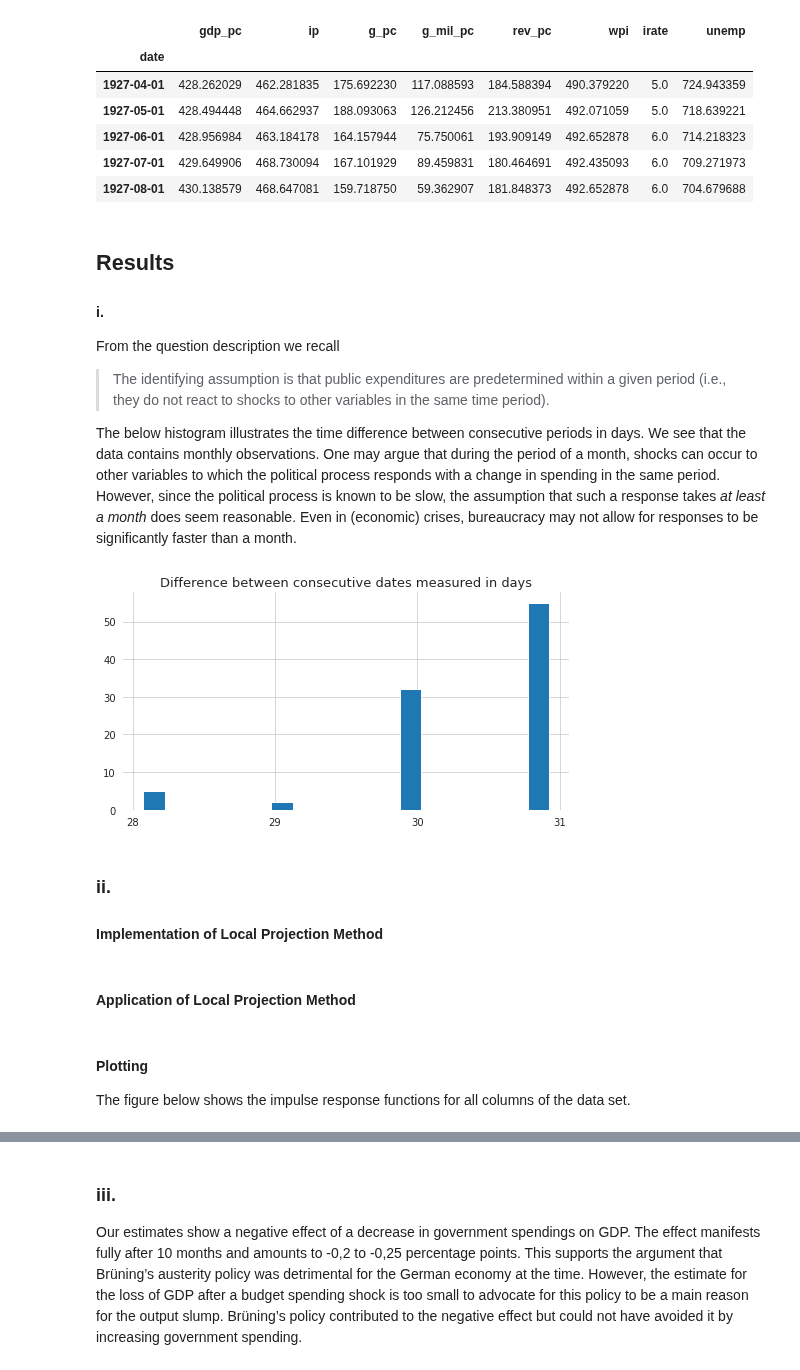
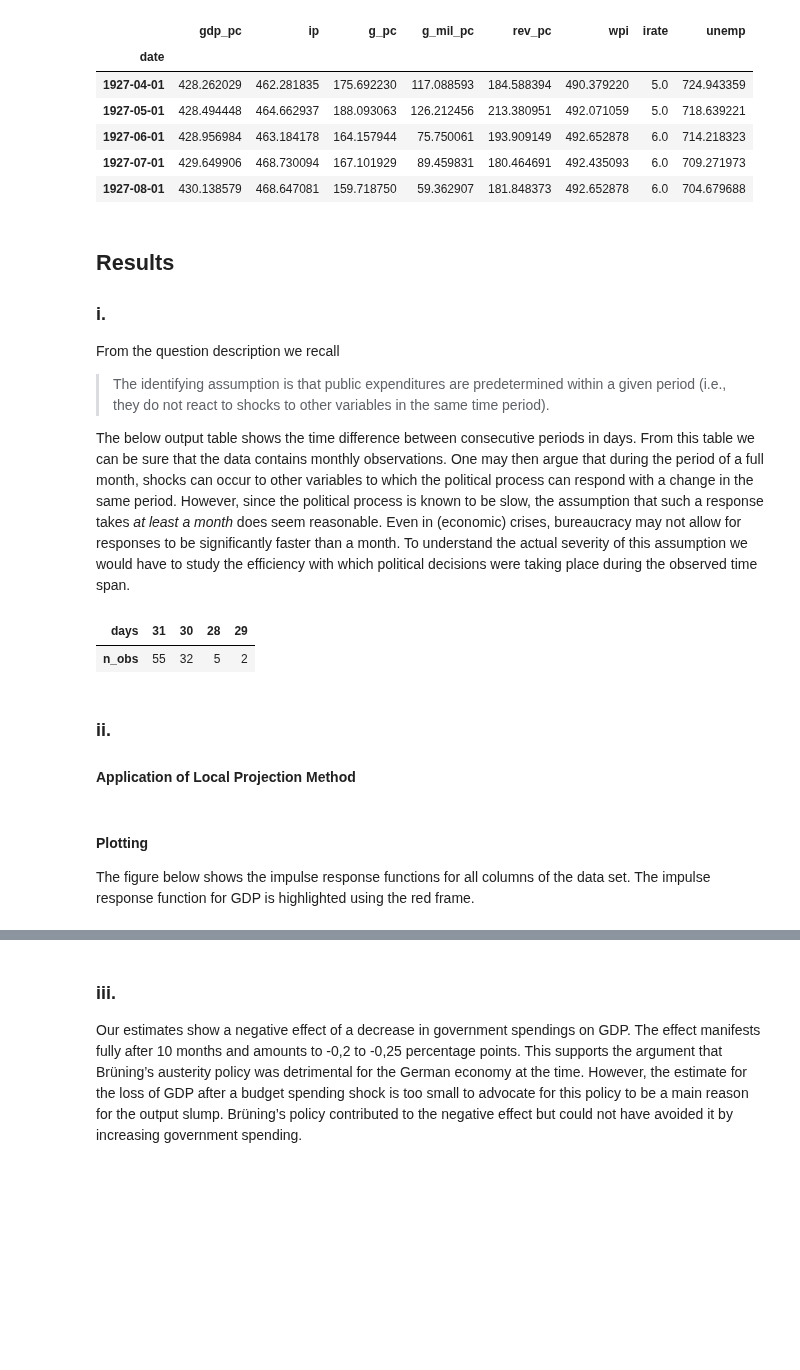
Before and after one commit to timmens/macro_problems, a Jupyter notebook: assignment2.ipynb, the cells around one changed output, grey strips where cells are left out. Cells and saved outputs as stored; diff of their text form; code cells hidden in the pictures; blank space fills up the shorter version.

```diff
--- a/assignment2.ipynb
+++ b/assignment2.ipynb
@@ -151,36 +160,29 @@ df.head()
 # %% [markdown]
 ## Results
 
-#### i.
+### i.
 From the question description we recall
 
  > The identifying assumption is that public expenditures are predetermined within a given period (i.e., they do not react to shocks to other variables in the same time period).
 
-The below histogram illustrates the time difference between consecutive periods in days. We see that the data contains monthly observations. One may argue that during the period of a month, shocks can occur to other variables to which the political process responds with a change in spending in the same period. However, since the political process is known to be slow, the assumption that such a response takes _at least a month_ does seem reasonable. Even in (economic) crises, bureaucracy may not allow for responses to be significantly faster than a month.
+The below output table shows the time difference between consecutive periods in days. From this table we can be sure that the data contains monthly observations. One may then argue that during the period of a full month, shocks can occur to other variables to which the political process can respond with a change in the same period. However, since the political process is known to be slow, the assumption that such a response takes _at least a month_ does seem reasonable. Even in (economic) crises, bureaucracy may not allow for responses to be significantly faster than a month. To understand the actual severity of this assumption we would have to study the efficiency with which political decisions were taking place during the observed time span.
 # %%
 diff = np.diff(df.index).astype("timedelta64[D]")
 diff = pd.Series(diff).dt.days
-
-fig, ax = plt.subplots(1)
-fig.set_size_inches(8, 4)
-diff.hist(ax=ax, rwidth=0.5)
-ax.set_frame_on(False)
-ax.set_title("Difference between consecutive dates measured in days", size=13)
-_ = ax.set_xticks(diff.unique())
+diff.value_counts().to_frame("n_obs").rename_axis(index="days").T
 # %% [output]
-[figure, removed]
+| days | 31 | 30 | 28 | 29 |
+| n_obs | 55 | 32 | 5 | 2 |
 # %% [markdown]
 ### ii.
 
-#### Implementation of Local Projection Method
+#### Application of Local Projection Method
-# %% [markdown]
-#### Application of Local Projection Method
 # %%
 result = local_projection(df, n_response_periods=24, n_lags=6, alpha=0.05)
 # %% [markdown]
 #### Plotting
 
-The figure below shows the impulse response functions for all columns of the data set.
+The figure below shows the impulse response functions for all columns of the data set. The impulse response function for GDP is highlighted using the red frame.
 # %%
 plot_impulse_responses(result, df)
 # %% [output]
```
Also changed, not shown: parts of 2 cells of this notebook.
